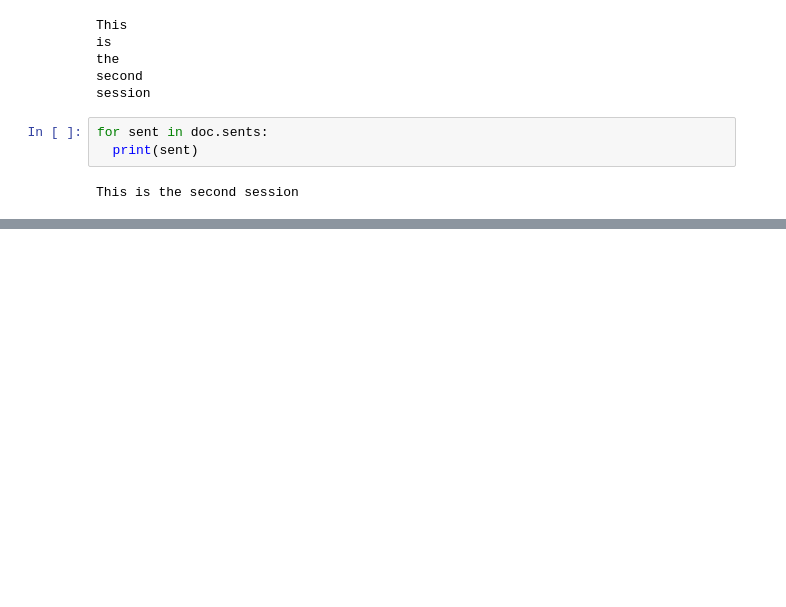
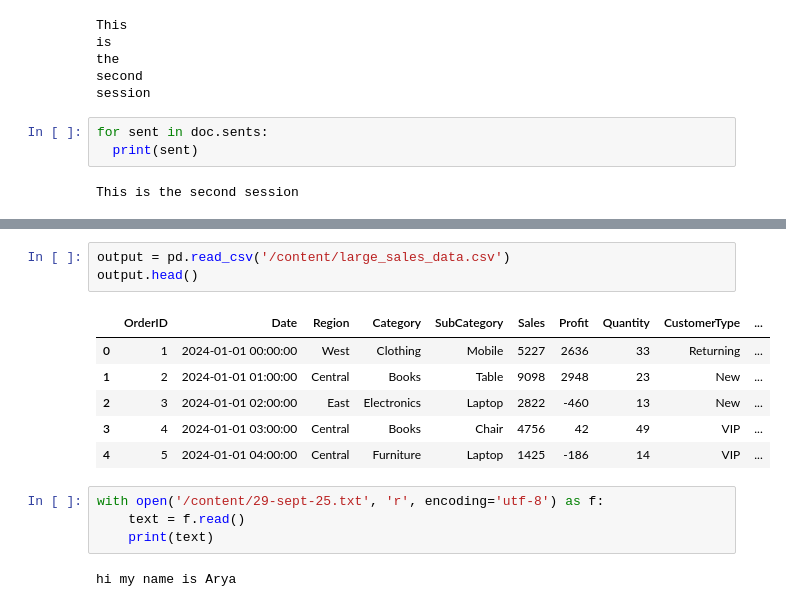
Before and after one commit to aryavardhan03/NLP_1, a Jupyter notebook: Untitled11.ipynb, the cells around one changed output, grey strips where cells are left out. Drawn from its saved outputs; the diff is of its cells as text; blank space fills up the shorter version.

```diff
--- a/Untitled11.ipynb
+++ b/Untitled11.ipynb
@@ -82,0 +117,16 @@ This is the second session
+# %%
+output = pd.read_csv('/content/large_sales_data.csv')
+output.head()
+# %% [output]
+|  | OrderID | Date | Region | Category | SubCategory | Sales | Profit | Quantity | CustomerType | ... |
+| 0 | 1 | 2024-01-01 00:00:00 | West | Clothing | Mobile | 5227 | 2636 | 33 | Returning | ... |
+| 1 | 2 | 2024-01-01 01:00:00 | Central | Books | Table | 9098 | 2948 | 23 | New | ... |
+| 2 | 3 | 2024-01-01 02:00:00 | East | Electronics | Laptop | 2822 | -460 | 13 | New | ... |
+| 3 | 4 | 2024-01-01 03:00:00 | Central | Books | Chair | 4756 | 42 | 49 | VIP | ... |
+| 4 | 5 | 2024-01-01 04:00:00 | Central | Furniture | Laptop | 1425 | -186 | 14 | VIP | ... |
+# %%
+with open('/content/29-sept-25.txt', 'r', encoding='utf-8') as f:
+    text = f.read()
+    print(text)
+# %% [output]
+hi my name is Arya
```
Also changed, not shown: parts of 11 cells of this notebook.
